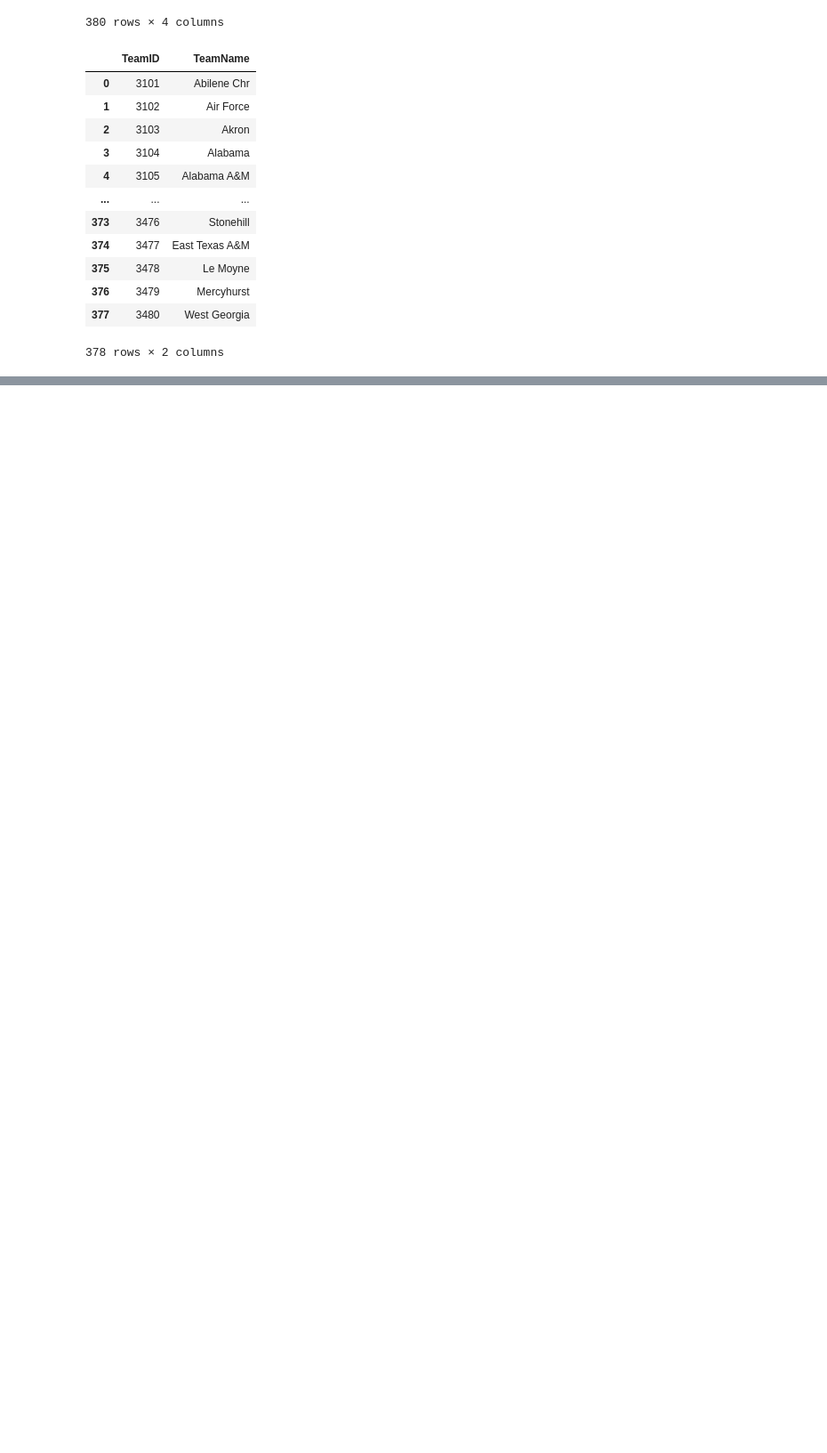
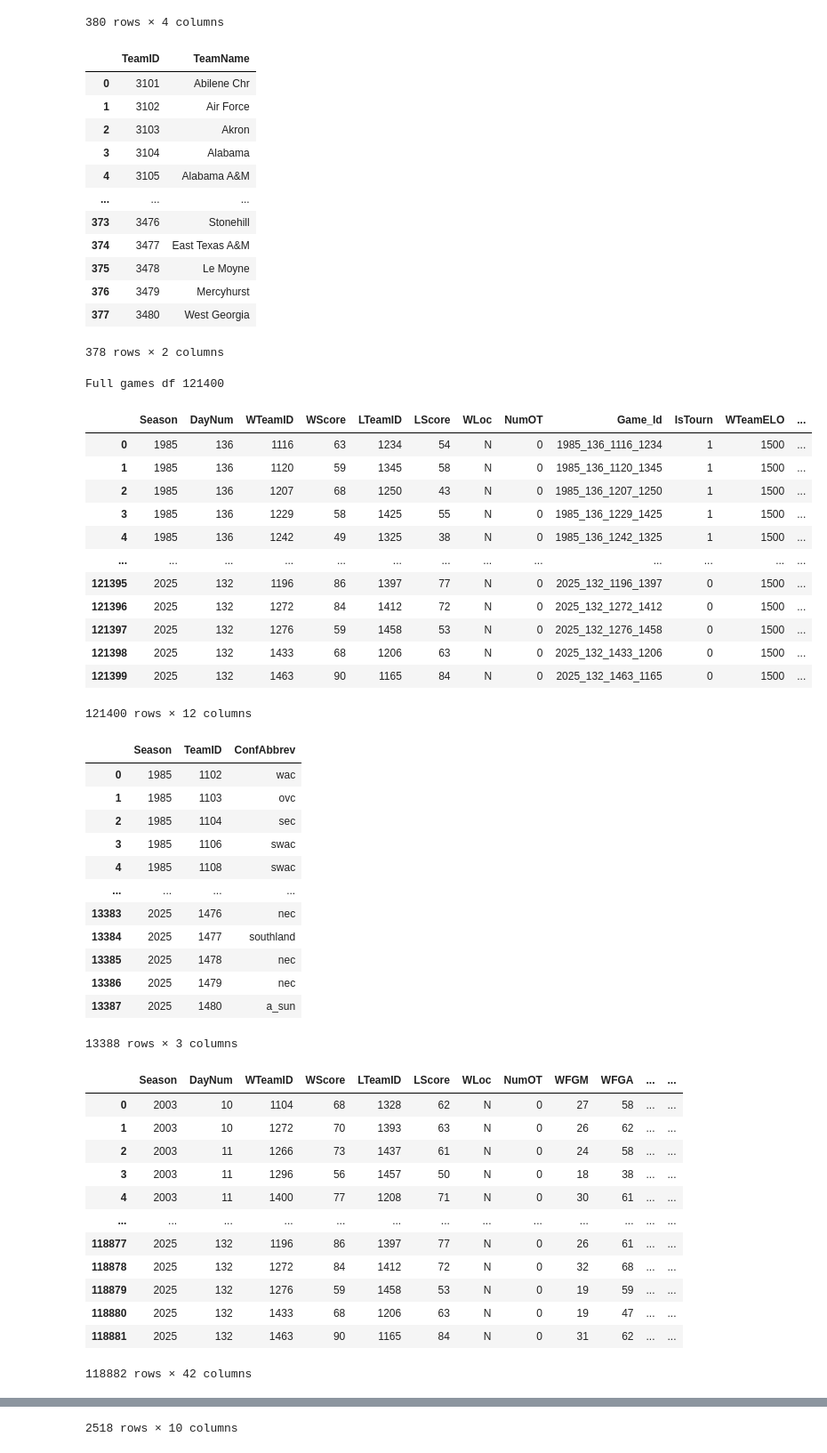
Before and after one commit to caiomelo22/march-madness-2025, a Jupyter notebook: march-madness-2025.ipynb, the cells around one changed output, grey strips where cells are left out. Shown at 89% size. Saved outputs shown, nothing was run; the diff lists cells and outputs as text; code cells hidden in the pictures; blank space fills up the shorter version.

```diff
--- a/march-madness-2025.ipynb
+++ b/march-madness-2025.ipynb
@@ -106,28 +132,96 @@ def generate_numeric_cols(df, team):
     df[f'{team}FG3'] = (df[f'{team}FGM3'] * 100) / df[f'{team}FGA3']
     df[f'{team}FT'] = (df[f'{team}FTM'] * 100) / df[f'{team}FTA']
 
+def generate_game_id(game):
+    return f"{game['Season']}_{game['DayNum']}_{game['WTeamID']}_{game['LTeamID']}"
+
 def get_files_by_competition(gender):
     # Getting teams df
     teams_file = f'/kaggle/input/march-machine-learning-mania-2025/{gender}TeamConferences.csv'
     teams_df = pd.read_csv(teams_file)
-    display(teams_df)
 
     # Getting regular season games df
     reg_szn_file = f'/kaggle/input/march-machine-learning-mania-2025/{gender}RegularSeasonDetailedResults.csv'
     reg_szn_df = pd.read_csv(reg_szn_file)
+    reg_szn_df["GameId"] = reg_szn_df.apply(generate_game_id, axis=1)
+    reg_szn_df["IsTourn"] = 0
+    reg_szn_df.set_index("GameId", inplace=True)
     generate_numeric_cols(reg_szn_df, 'W')
     generate_numeric_cols(reg_szn_df, 'L')
-    display(reg_szn_df)
 
     # Getting tournament season games df
     tourn_file = f'/kaggle/input/march-machine-learning-mania-2025/{gender}NCAATourneyCompactResults.csv'
     tourn_df = pd.read_csv(tourn_file)
-    display(tourn_df)
+    tourn_df["GameId"] = tourn_df.apply(generate_game_id, axis=1)
+    tourn_df["IsTourn"] = 1
+    reg_szn_df.set_index("GameId", inplace=True)
 
     # Getting seeding df
     seed_file = f'/kaggle/input/march-machine-learning-mania-2025/{gender}NCAATourneySeeds.csv'
     seed_df = pd.read_csv(seed_file)
     seed_df['SeedNum'] = seed_df.Seed.apply(lambda x: get_seed_number(x))
-    display(seed_df)
 
-    return teams_df, reg_szn_df, tourn_df, seed_df
+    game_defining_cols = ["Season", "DayNum", "WTeamID", "WScore", "LTeamID", "LScore", "WLoc", "NumOT", "GameId", "IsTourn"]
+    full_games_df = pd.concat([df[game_defining_cols] for df in [reg_szn_df, tourn_df]], ignore_index=True).sort_values(by=['Season', "DayNum"]).reset_index(drop=True)
+    elo_dict = initialize_teams_elo_dict(teams_df, full_games_df)
+    print("Full games df", len(full_games_df))
+    display(full_games_df)
+
+    # for index, row in tqdm(df.iterrows(), total=len(full_games_df)):
+    #     games_df.at[index, "home_elo"] = teams_elo[row["home_id"]]
+    #     games_df.at[index, "away_elo"] = teams_elo[row["away_id"]]
+
+    #     update_elo(
+    #         teams_elo,
+    #         row["WTeamID"],
+    #         row["LTeamID"],
+    #         row["WScore"],
+    #         row["LScore"],
+    #     )
+
+    return teams_df, reg_szn_df, tourn_df, seed_df, full_games_df
+# %%
+test_dfs = get_files_by_competition('M')
+for df in test_dfs:
+    display(df)
+# %% [output]
+Full games df 121400
+|  | Season | DayNum | WTeamID | WScore | LTeamID | LScore | WLoc | NumOT | Game_Id | IsTourn | WTeamELO | ... |
+| 0 | 1985 | 136 | 1116 | 63 | 1234 | 54 | N | 0 | 1985_136_1116_1234 | 1 | 1500 | ... |
+| 1 | 1985 | 136 | 1120 | 59 | 1345 | 58 | N | 0 | 1985_136_1120_1345 | 1 | 1500 | ... |
+| 2 | 1985 | 136 | 1207 | 68 | 1250 | 43 | N | 0 | 1985_136_1207_1250 | 1 | 1500 | ... |
+| 3 | 1985 | 136 | 1229 | 58 | 1425 | 55 | N | 0 | 1985_136_1229_1425 | 1 | 1500 | ... |
+| 4 | 1985 | 136 | 1242 | 49 | 1325 | 38 | N | 0 | 1985_136_1242_1325 | 1 | 1500 | ... |
+| ... | ... | ... | ... | ... | ... | ... | ... | ... | ... | ... | ... | ... |
+| 121395 | 2025 | 132 | 1196 | 86 | 1397 | 77 | N | 0 | 2025_132_1196_1397 | 0 | 1500 | ... |
+| 121396 | 2025 | 132 | 1272 | 84 | 1412 | 72 | N | 0 | 2025_132_1272_1412 | 0 | 1500 | ... |
+| 121397 | 2025 | 132 | 1276 | 59 | 1458 | 53 | N | 0 | 2025_132_1276_1458 | 0 | 1500 | ... |
+| 121398 | 2025 | 132 | 1433 | 68 | 1206 | 63 | N | 0 | 2025_132_1433_1206 | 0 | 1500 | ... |
+| 121399 | 2025 | 132 | 1463 | 90 | 1165 | 84 | N | 0 | 2025_132_1463_1165 | 0 | 1500 | ... |
+121400 rows × 12 columns
+|  | Season | TeamID | ConfAbbrev |
+| 0 | 1985 | 1102 | wac |
+| 1 | 1985 | 1103 | ovc |
+| 2 | 1985 | 1104 | sec |
+| 3 | 1985 | 1106 | swac |
+| 4 | 1985 | 1108 | swac |
+| ... | ... | ... | ... |
+| 13383 | 2025 | 1476 | nec |
+| 13384 | 2025 | 1477 | southland |
+| 13385 | 2025 | 1478 | nec |
+| 13386 | 2025 | 1479 | nec |
+| 13387 | 2025 | 1480 | a_sun |
+13388 rows × 3 columns
+|  | Season | DayNum | WTeamID | WScore | LTeamID | LScore | WLoc | NumOT | WFGM | WFGA | ... | ... |
+| 0 | 2003 | 10 | 1104 | 68 | 1328 | 62 | N | 0 | 27 | 58 | ... | ... |
+| 1 | 2003 | 10 | 1272 | 70 | 1393 | 63 | N | 0 | 26 | 62 | ... | ... |
+| 2 | 2003 | 11 | 1266 | 73 | 1437 | 61 | N | 0 | 24 | 58 | ... | ... |
+| 3 | 2003 | 11 | 1296 | 56 | 1457 | 50 | N | 0 | 18 | 38 | ... | ... |
+| 4 | 2003 | 11 | 1400 | 77 | 1208 | 71 | N | 0 | 30 | 61 | ... | ... |
+| ... | ... | ... | ... | ... | ... | ... | ... | ... | ... | ... | ... | ... |
+| 118877 | 2025 | 132 | 1196 | 86 | 1397 | 77 | N | 0 | 26 | 61 | ... | ... |
+| 118878 | 2025 | 132 | 1272 | 84 | 1412 | 72 | N | 0 | 32 | 68 | ... | ... |
+| 118879 | 2025 | 132 | 1276 | 59 | 1458 | 53 | N | 0 | 19 | 59 | ... | ... |
+| 118880 | 2025 | 132 | 1433 | 68 | 1206 | 63 | N | 0 | 19 | 47 | ... | ... |
+| 118881 | 2025 | 132 | 1463 | 90 | 1165 | 84 | N | 0 | 31 | 62 | ... | ... |
+118882 rows × 42 columns
@@ -133,0 +240 @@ def get_files_by_competition(gender):
+2518 rows × 10 columns
```
Also changed, not shown: parts of 8 cells of this notebook.
